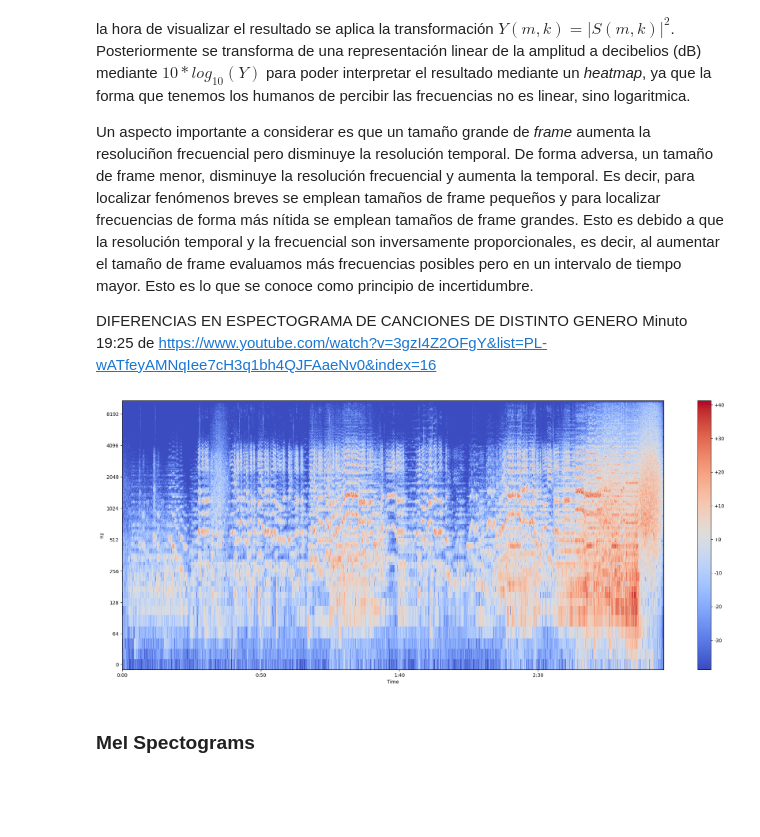
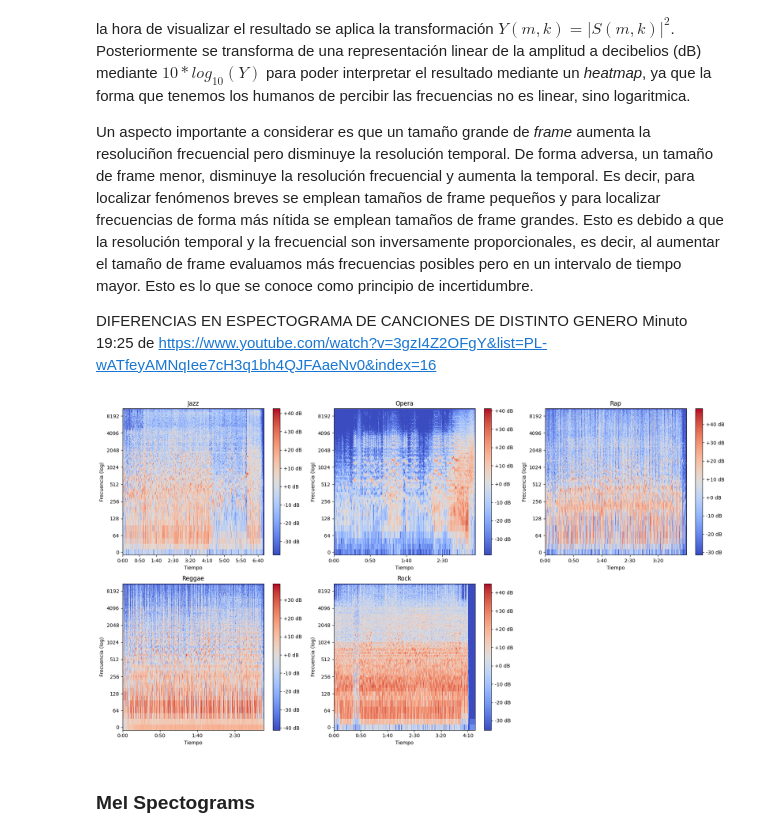
Before and after one commit to nican2/ProyectoAS2023, a Jupyter notebook: Memoria.ipynb, the cells around one changed output. Saved outputs shown, nothing was run; the diff lists cells and outputs as text; code cells hidden in the pictures; blank space fills up the shorter version.

```diff
--- a/Memoria.ipynb
+++ b/Memoria.ipynb
@@ -269,31 +279,46 @@ Un aspecto importante a considerar es que un tamaño grande de _frame_ aumenta l
 
 DIFERENCIAS EN ESPECTOGRAMA DE CANCIONES DE DISTINTO GENERO
 Minuto 19:25 de https://www.youtube.com/watch?v=3gzI4Z2OFgY&list=PL-wATfeyAMNqIee7cH3q1bh4QJFAaeNv0&index=16
-# %%
-FRAME_LENGTH = 1024
-HOP_LENGTH = 512
-
-# STFT
-S = librosa.stft(nessun, n_fft=FRAME_LENGTH, hop_length=HOP_LENGTH)
-
-# Espectograma
-Y = np.abs(S) ** 2
-
-# Transformar a escala logaritmica
-Y_log = librosa.power_to_db(Y)
-
-def plot_spectogram(Y, sr, hop_length):
-    plt.figure(figsize=(25,10))
-    librosa.display.specshow(Y,
-                             sr=sr,
-                             hop_length=hop_length,
-                             x_axis='time',
-                             y_axis='log')
-    plt.colorbar(format='%+2.f')
-
-plot_spectogram(Y_log, sr, HOP_LENGTH)
-# %% [output]
-[figure, removed]
+# %%
+FRAME_LENGTH = 1024
+HOP_LENGTH = 512
+
+
+# Función para generar el espectrograma y plotearlo
+def plot_spectrogram(ax, audio_signal, title, sr, hop_length):
+    S = librosa.stft(audio_signal, n_fft=FRAME_LENGTH, hop_length=hop_length)
+    Y = np.abs(S) ** 2
+    Y_log = librosa.power_to_db(Y)
+
+    img = librosa.display.specshow(Y_log, sr=sr, hop_length=hop_length, x_axis='time', y_axis='log', ax=ax)
+
+    ax.set_title(title)
+    ax.set_xlabel('Tiempo')
+    ax.set_ylabel('Frecuencia (log)')
+    plt.colorbar(mappable=img, format='%+2.0f dB', ax=ax)
+
+# Crear la figura y los subgráficos
+fig, axes = plt.subplots(nrows=2, ncols=3, figsize=(18, 10))
+
+# Primer fila
+plot_spectrogram(axes[0, 0], jazz_s, 'Jazz', sr_j, HOP_LENGTH)
+plot_spectrogram(axes[0, 1], opera_s, 'Opera', sr_o, HOP_LENGTH)
+plot_spectrogram(axes[0, 2], rap_s, 'Rap', sr_ra, HOP_LENGTH)
+
+# Segunda fila
+plot_spectrogram(axes[1, 0], reggae_s, 'Reggae', sr_re, HOP_LENGTH)
+plot_spectrogram(axes[1, 1], rock_s, 'Rock', sr_ro, HOP_LENGTH)
+
+# Eliminar el último eje vacío, si es necesario
+axes[1, 2].axis('off')
+
+# Ajustar el diseño de la figura
+plt.tight_layout()
+
+# Mostrar la figura
+plt.show()
+# %% [output]
+[figure, added]
 # %% [markdown]
 ### Mel Spectograms
 # %% [markdown]
```
Also changed, not shown: parts of 6 cells of this notebook.
